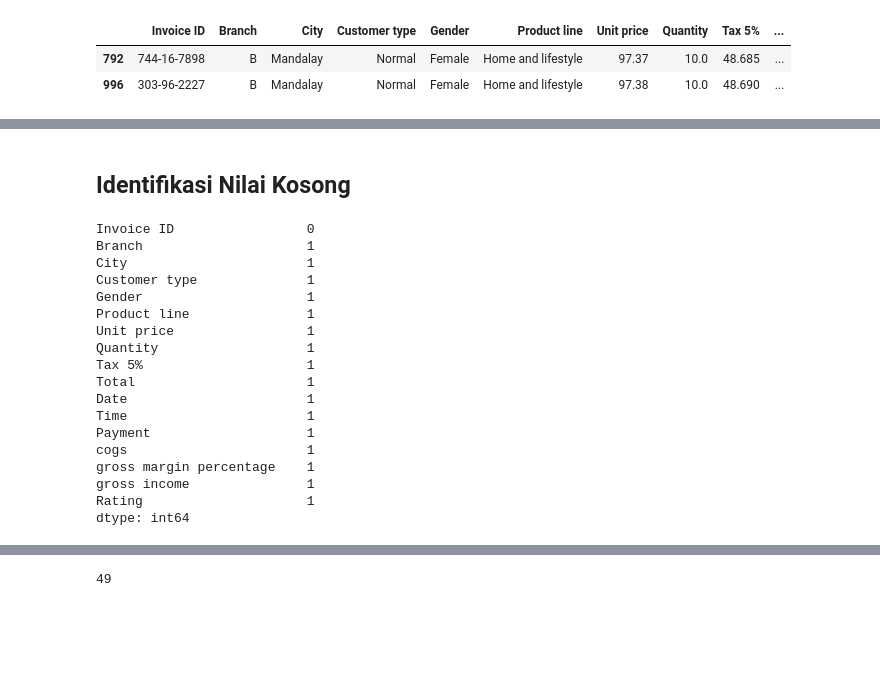
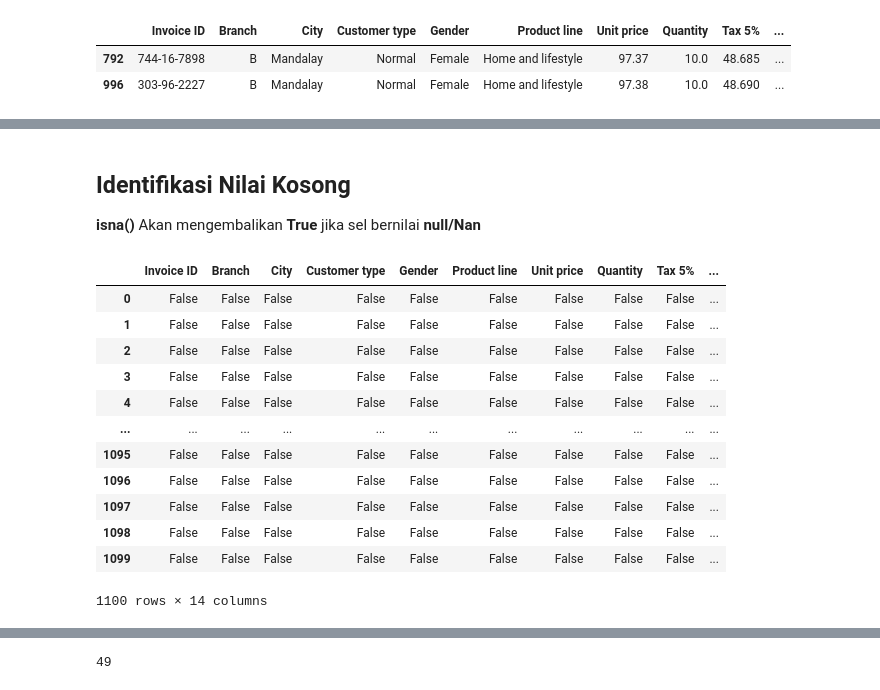
Before and after one commit to SulthanAbiyyu/mini-bootcamp-bcc-2023, a Jupyter notebook: prereq.ipynb, the cells around one changed output, grey strips where cells are left out. Saved outputs shown, nothing was run; the diff lists cells and outputs as text; code cells hidden in the pictures; blank space fills up the shorter version.

```diff
--- a/prereq.ipynb
+++ b/prereq.ipynb
@@ -465,23 +707,20 @@ data[(data["Total"] > 999) | (data["City"] == "Mandalay")]
 # %% [markdown]
 ## Identifikasi Nilai Kosong
+
+**isna()** Akan mengembalikan **True** jika sel bernilai **null/Nan**
 # %%
-data.isna().sum()
+data.isna()
 # %% [output]
+|  | Invoice ID | Branch | City | Customer type | Gender | Product line | Unit price | Quantity | Tax 5% | ... |
+| 0 | False | False | False | False | False | False | False | False | False | ... |
+| 1 | False | False | False | False | False | False | False | False | False | ... |
+| 2 | False | False | False | False | False | False | False | False | False | ... |
+| 3 | False | False | False | False | False | False | False | False | False | ... |
+| 4 | False | False | False | False | False | False | False | False | False | ... |
+| ... | ... | ... | ... | ... | ... | ... | ... | ... | ... | ... |
+| 1095 | False | False | False | False | False | False | False | False | False | ... |
+| 1096 | False | False | False | False | False | False | False | False | False | ... |
+| 1097 | False | False | False | False | False | False | False | False | False | ... |
+| 1098 | False | False | False | False | False | False | False | False | False | ... |
+| 1099 | False | False | False | False | False | False | False | False | False | ... |
-Invoice ID                 0
-Branch                     1
-City                       1
-Customer type              1
-Gender                     1
-Product line               1
-Unit price                 1
-Quantity                   1
-Tax 5%                     1
-Total                      1
-Date                       1
-Time                       1
-Payment                    1
-cogs                       1
-gross margin percentage    1
-gross income               1
-Rating                     1
-dtype: int64
+1100 rows × 14 columns
```
Also changed, not shown: parts of 104 cells of this notebook, 1 other file.
